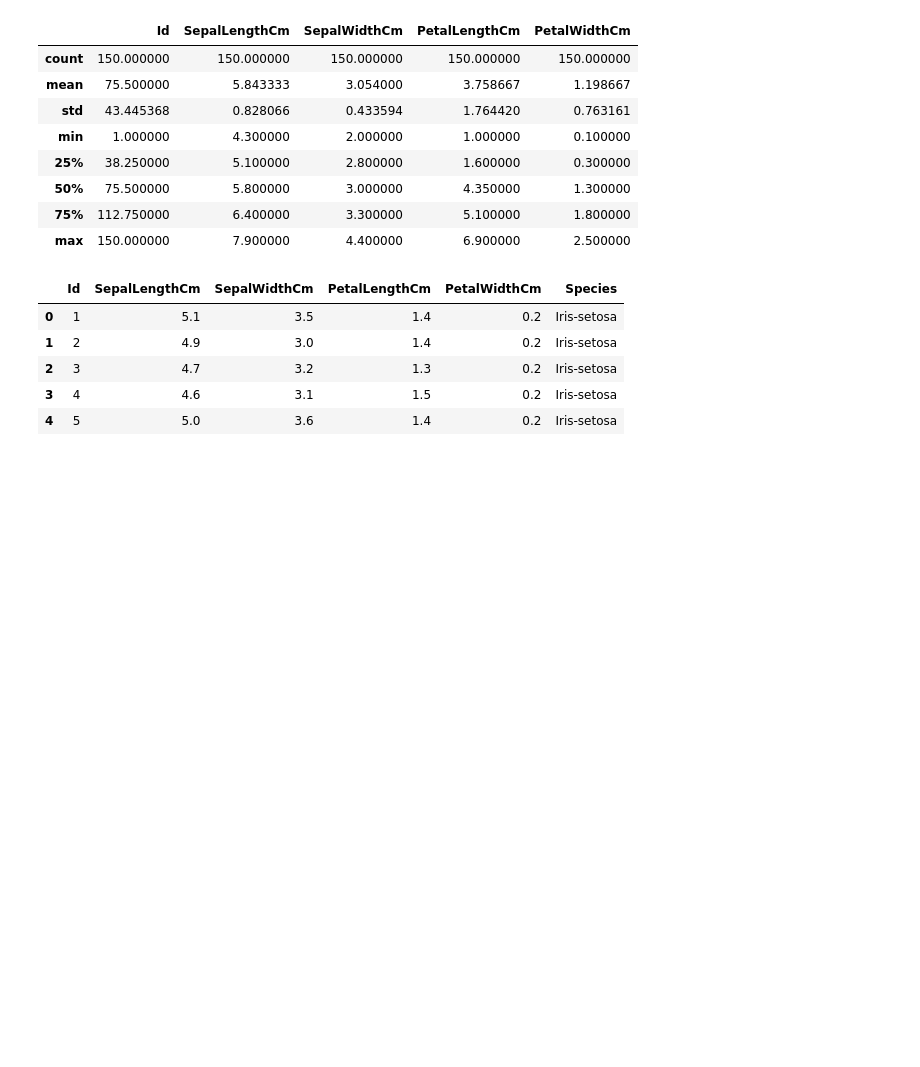
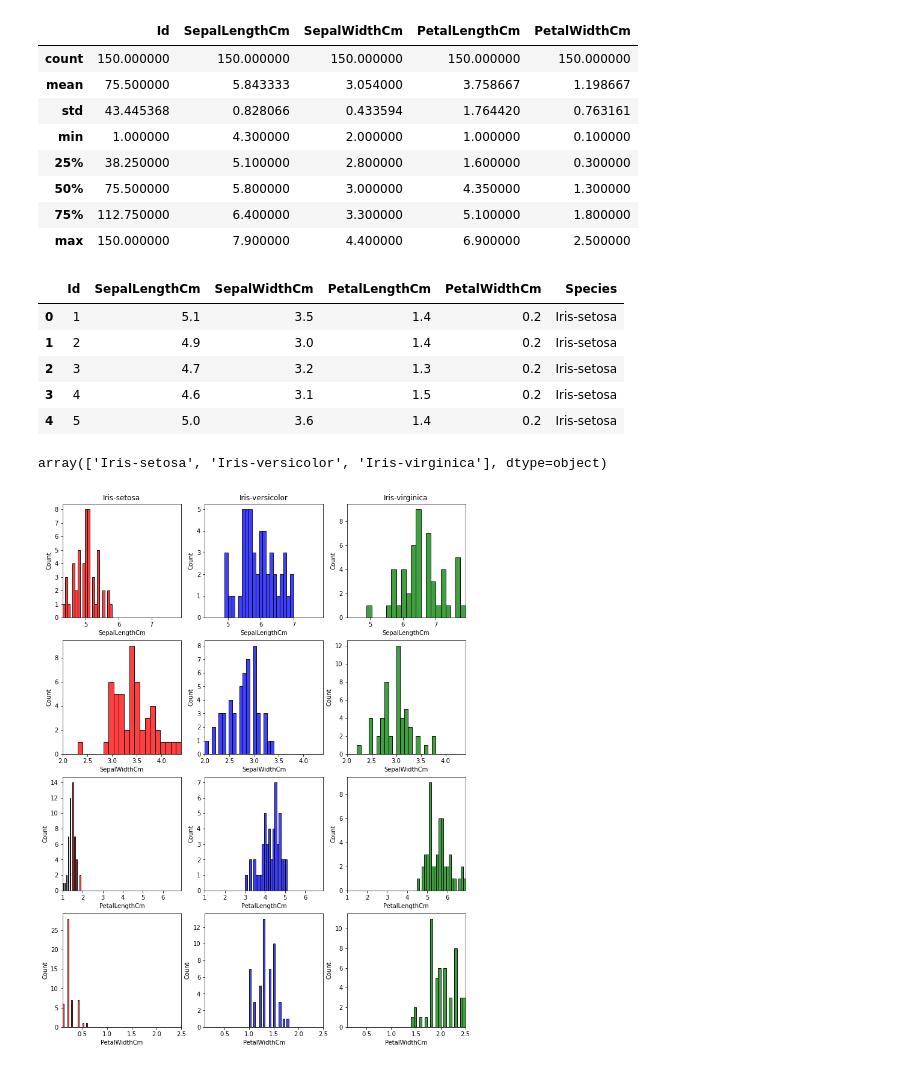
Before and after one commit to RaulRPrado/LearningDataScience, a Jupyter notebook: Iris/Classification.ipynb, the cells around one changed output. Saved outputs shown, nothing was run; the diff lists cells and outputs as text; code cells hidden in the pictures; blank space fills up the shorter version.

```diff
--- a/Iris/Classification.ipynb
+++ b/Iris/Classification.ipynb
@@ -27,3 +28,36 @@ data.head()
 | 2 | 3 | 4.7 | 3.2 | 1.3 | 0.2 | Iris-setosa |
 | 3 | 4 | 4.6 | 3.1 | 1.5 | 0.2 | Iris-setosa |
 | 4 | 5 | 5.0 | 3.6 | 1.4 | 0.2 | Iris-setosa |
+# %%
+data['Species'].unique()
+# %% [output]
+array(['Iris-setosa', 'Iris-versicolor', 'Iris-virginica'], dtype=object)
+# %%
+# Plotting histograms of all variables
+features = list(data.columns)
+for v in ['Id', 'Species']:
+    features.remove(v)
+
+labels = list(data['Species'].unique())
+
+COLORS = ['r', 'b', 'g']
+
+fig, axs = plt.subplots(4, 3, figsize=(12, 16))
+
+for irow, feat in enumerate(features):
+
+    xlim = (data[feat].min(), data[feat].max())
+    for icol, lab in enumerate(labels):
+        ax = axs[irow, icol]
+        if irow == 0:
+            ax.set_title(lab)
+
+        sns.histplot(
+            data[(data['Species'] == lab)][feat],
+            bins=20,
+            color=COLORS[icol],
+            ax=ax
+        )
+        ax.set_xlim(xlim)
+# %% [output]
+[figure, added]
```
Also changed, not shown: parts of 17 cells of this notebook.
